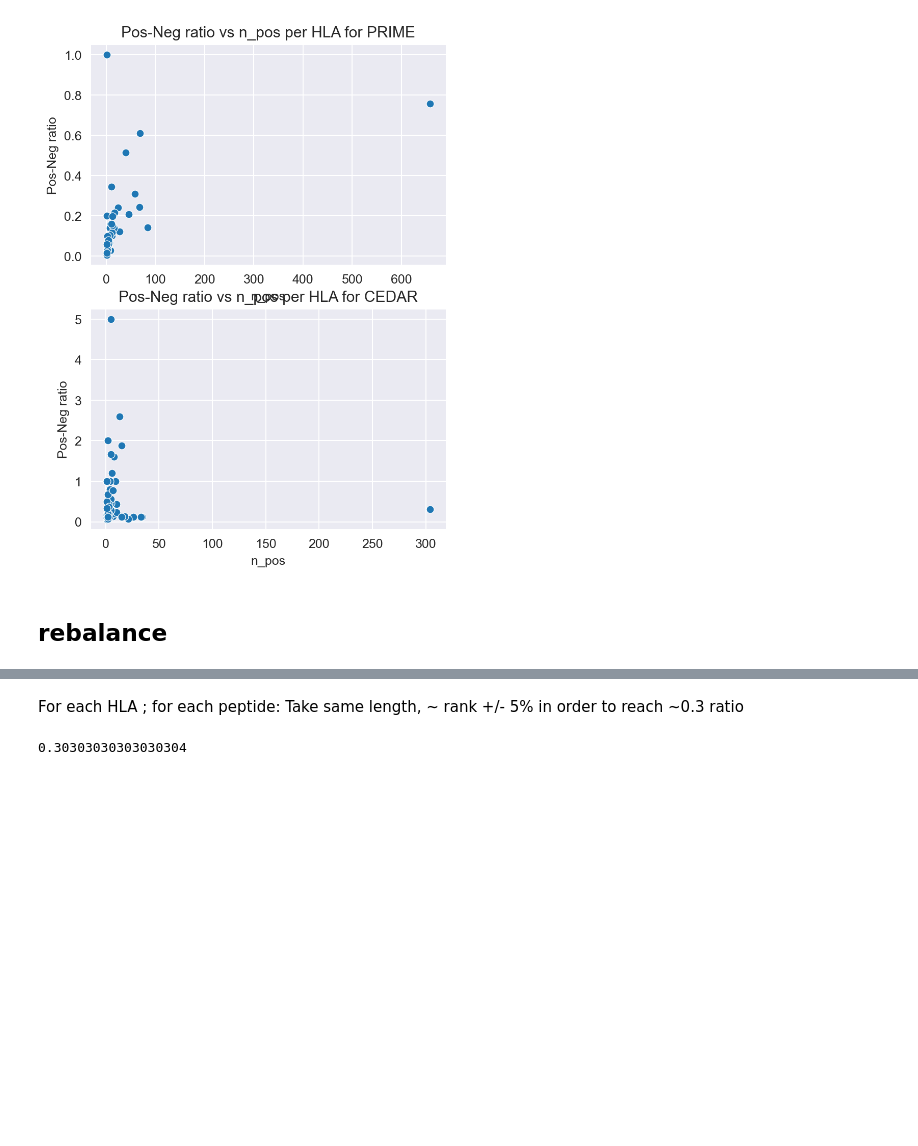
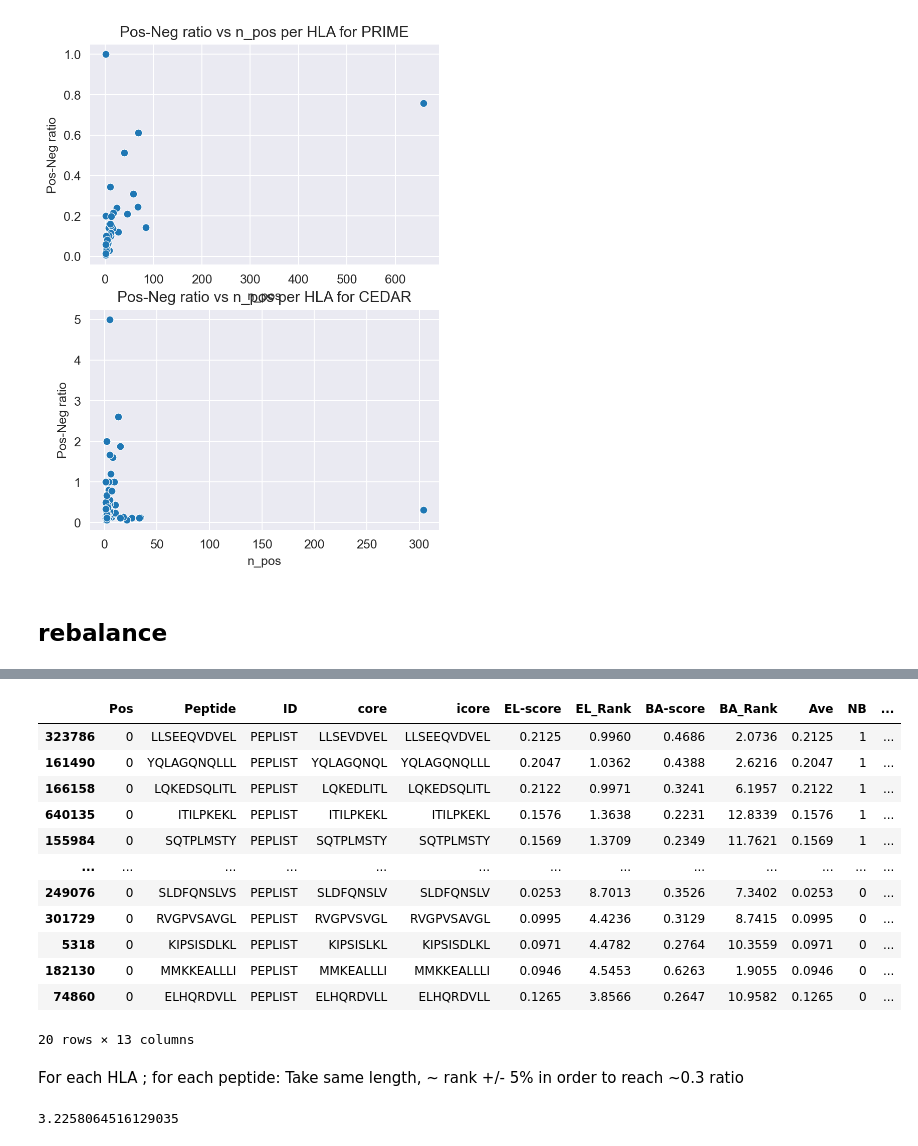
Before and after one commit to richieYT-wan/cedar, a Jupyter notebook: notebook/221003_rebalance_dataset_bootstrappingUntitled.ipynb, the cells around one changed output, grey strips where cells are left out. Saved outputs shown, nothing was run; the diff lists cells and outputs as text; code cells hidden in the pictures; blank space fills up the shorter version.

```diff
--- a/notebook/221003_rebalance_dataset_bootstrappingUntitled.ipynb
+++ b/notebook/221003_rebalance_dataset_bootstrappingUntitled.ipynb
@@ -184,8 +182,8 @@ Text(0.5, 1.0, 'Pos-Neg ratio vs n_pos per HLA for CEDAR')
 # %% [markdown]
 ## rebalance
 # %%
-ref = round(sorted_ratios.loc['HLA-A02:01'].item(), 2)
+ref = round(sorted_ratios.loc['HLA-A02:01'].item(), 3)
 print(ref)
-hla_to_balance = sorted_ratios.query('`Pos-Neg ratio`>=@ref').index
+hla_to_balance = sorted_ratios.query('`Pos-Neg ratio`>1 and HLA != "HLA-A02:01"').index
 hla_to_balance
 # %% [output]
@@ -202,7 +336,38 @@ Index(['HLA-A69:01', 'HLA-B44:08', 'HLA-B37:04', 'HLA-C08:02', 'HLA-A02:05',
 # %%
-for hla in hla_to_balance:
+datadir = '../output_xls/filtered_rank20/'
+samples_all = []
+for hla in tqdm(hla_to_balance, leave=False):
     tmp=cedar.query('HLA==@hla')
-    n_pos = len(tmp.query('agg_label==1'))
-    n_neg = len(tmp.query('agg_label==0'))
-    if n_neg == 0:
+    pos = tmp.query('agg_label==1')
+    neg = tmp.query('agg_label==0')
+    lens_to_read = pos.groupby('len').agg(count=('Peptide','count')).to_dict()['count'].keys()
+    fns = [x for x in os.listdir(datadir) if hla.replace(':','') in x]
+    if len(fns)==0:
+        continue
+    df = pd.concat([pd.read_csv(f'{datadir}{s}', sep='\t', skiprows=1) for s in fns for k in lens_to_read if f'{k}mer' in s])
+    df['len'] = df['Peptide'].apply(len)
+    sample_hla = []
+    if len(neg)==0:
+        n_neg = get_closest_n(len(pos))
+    else:
+        n_neg = get_closest_n(len(pos))-len(neg)
+        print('here', n_neg)
+    # Get number to sample per positive, then complete the missing samples
+    n_per = math.floor(n_neg/len(pos))
+    for _, row in pos.iterrows():
+        rank = row['trueHLA_EL_rank']
+        len_ = len(row['Peptide'])
+        lower, upper = rank-(.05*rank), rank+(.05*rank)
+        sample_hla.append(df.query('EL_Rank >= @lower and EL_Rank<=@upper and len == @len_').sample(n_per))
+    sample_hla = pd.concat(sample_hla)
+    n_remaining = n_neg-len(sample_hla)
+    if n_remaining<=0:
+        continue
+    else:
+        rank = pos.trueHLA_EL_rank.mean()
+        lower, upper = rank-(.05*rank), rank+(.05*rank)
+        sample_hla = sample_hla.append(df.query('EL_Rank >= @lower and EL_Rank<=@upper and len==9').sample(n_remaining))
+
+    sample_hla['HLA']=hla
+    samples_all.append(sample_hla)
 # %% [output]
@@ -226,8 +388,24 @@ for hla in hla_to_balance:
+# %%
+pd.concat(samples_all)
+# %% [output]
+|  | Pos | Peptide | ID | core | icore | EL-score | EL_Rank | BA-score | BA_Rank | Ave | NB | ... |
+| 323786 | 0 | LLSEEQVDVEL | PEPLIST | LLSEVDVEL | LLSEEQVDVEL | 0.2125 | 0.9960 | 0.4686 | 2.0736 | 0.2125 | 1 | ... |
+| 161490 | 0 | YQLAGQNQLLL | PEPLIST | YQLAGQNQL | YQLAGQNQLLL | 0.2047 | 1.0362 | 0.4388 | 2.6216 | 0.2047 | 1 | ... |
+| 166158 | 0 | LQKEDSQLITL | PEPLIST | LQKEDLITL | LQKEDSQLITL | 0.2122 | 0.9971 | 0.3241 | 6.1957 | 0.2122 | 1 | ... |
+| 640135 | 0 | ITILPKEKL | PEPLIST | ITILPKEKL | ITILPKEKL | 0.1576 | 1.3638 | 0.2231 | 12.8339 | 0.1576 | 1 | ... |
+| 155984 | 0 | SQTPLMSTY | PEPLIST | SQTPLMSTY | SQTPLMSTY | 0.1569 | 1.3709 | 0.2349 | 11.7621 | 0.1569 | 1 | ... |
+| ... | ... | ... | ... | ... | ... | ... | ... | ... | ... | ... | ... | ... |
+| 249076 | 0 | SLDFQNSLVS | PEPLIST | SLDFQNSLV | SLDFQNSLV | 0.0253 | 8.7013 | 0.3526 | 7.3402 | 0.0253 | 0 | ... |
+| 301729 | 0 | RVGPVSAVGL | PEPLIST | RVGPVSVGL | RVGPVSAVGL | 0.0995 | 4.4236 | 0.3129 | 8.7415 | 0.0995 | 0 | ... |
+| 5318 | 0 | KIPSISDLKL | PEPLIST | KIPSISLKL | KIPSISDLKL | 0.0971 | 4.4782 | 0.2764 | 10.3559 | 0.0971 | 0 | ... |
+| 182130 | 0 | MMKKEALLLI | PEPLIST | MMKEALLLI | MMKKEALLLI | 0.0946 | 4.5453 | 0.6263 | 1.9055 | 0.0946 | 0 | ... |
+| 74860 | 0 | ELHQRDVLL | PEPLIST | ELHQRDVLL | ELHQRDVLL | 0.1265 | 3.8566 | 0.2647 | 10.9582 | 0.1265 | 0 | ... |
+20 rows × 13 columns
 # %% [markdown]
 For each HLA ; for each peptide: Take same length, ~ rank +/- 5% in order to reach ~0.3 ratio
 # %%
-10/33
+1/.31
 # %% [output]
-0.30303030303030304
+3.2258064516129035
 # %%
 cedar.query('HLA=="HLA-A02:01"').groupby('agg_label').count()
```
Also changed, not shown: parts of 18 cells of this notebook, 1 other file.
